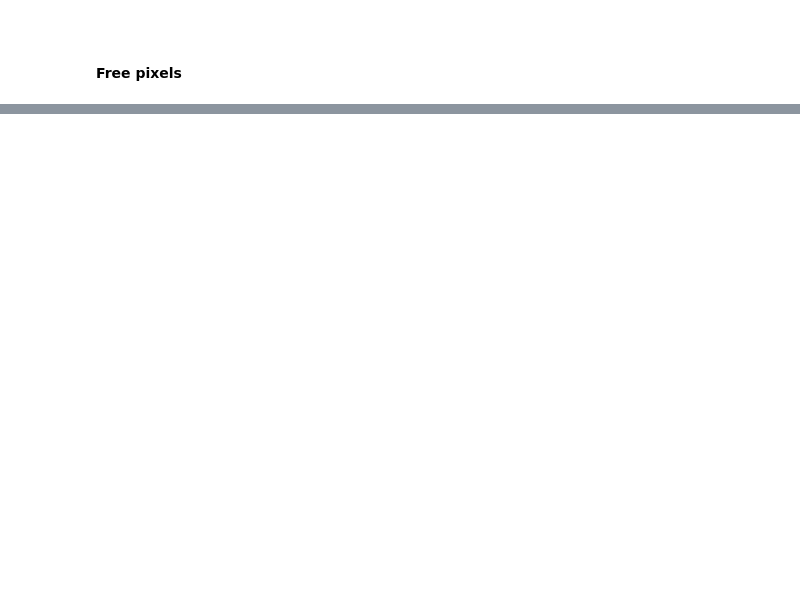
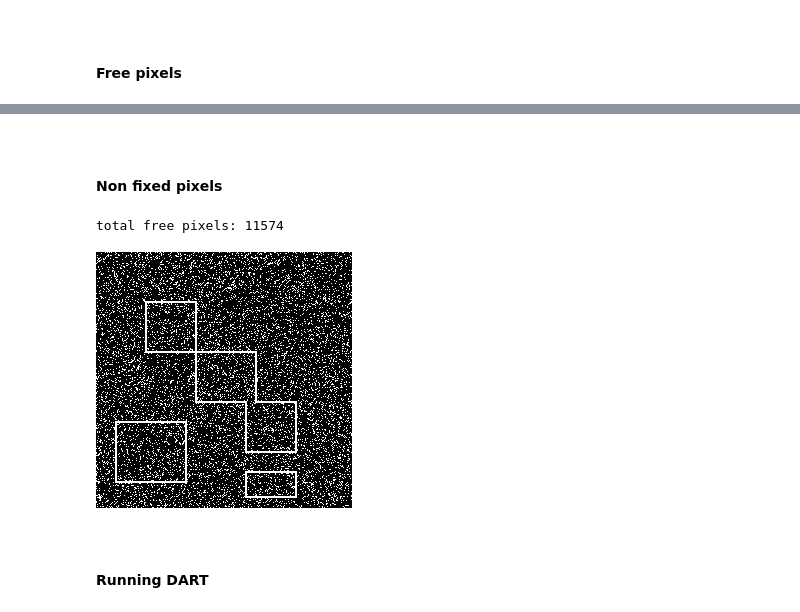
Before and after one commit to OhGreat/DART_python, a Jupyter notebook: dart_steps_test.ipynb, the cells around one changed output, grey strips where cells are left out. Saved outputs shown, nothing was run; the diff lists cells and outputs as text; code cells hidden in the pictures; blank space fills up the shorter version.

```diff
--- a/dart_steps_test.ipynb
+++ b/dart_steps_test.ipynb
@@ -79,0 +62,15 @@ def SIRT(projections, previous_recon, free_pixels):
+# %% [markdown]
+<br/>
+<h4>Non fixed pixels</h4>
+# %%
+free_pixels = np.logical_or(boundary_pixels, free_pixels)
+print("total free pixels:",free_pixels[free_pixels==True].sum())
+Image.fromarray(free_pixels)
+# %% [output]
+total free pixels: 11574
+[figure, added]
+# %% [markdown]
+<br>
+<h4>
+Running DART
+</h4>
```
Also changed, not shown: parts of 12 cells of this notebook, 2 other files.
